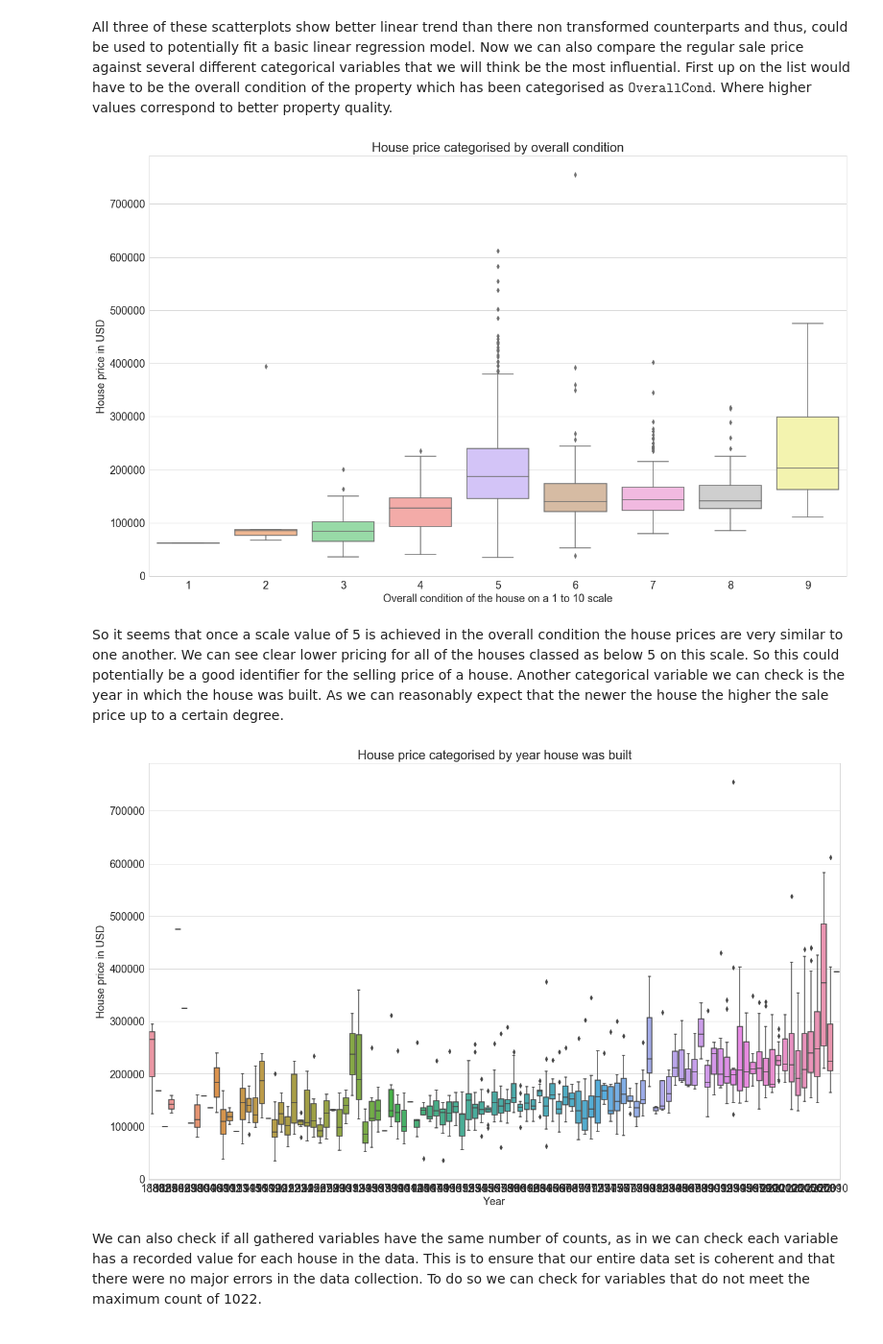
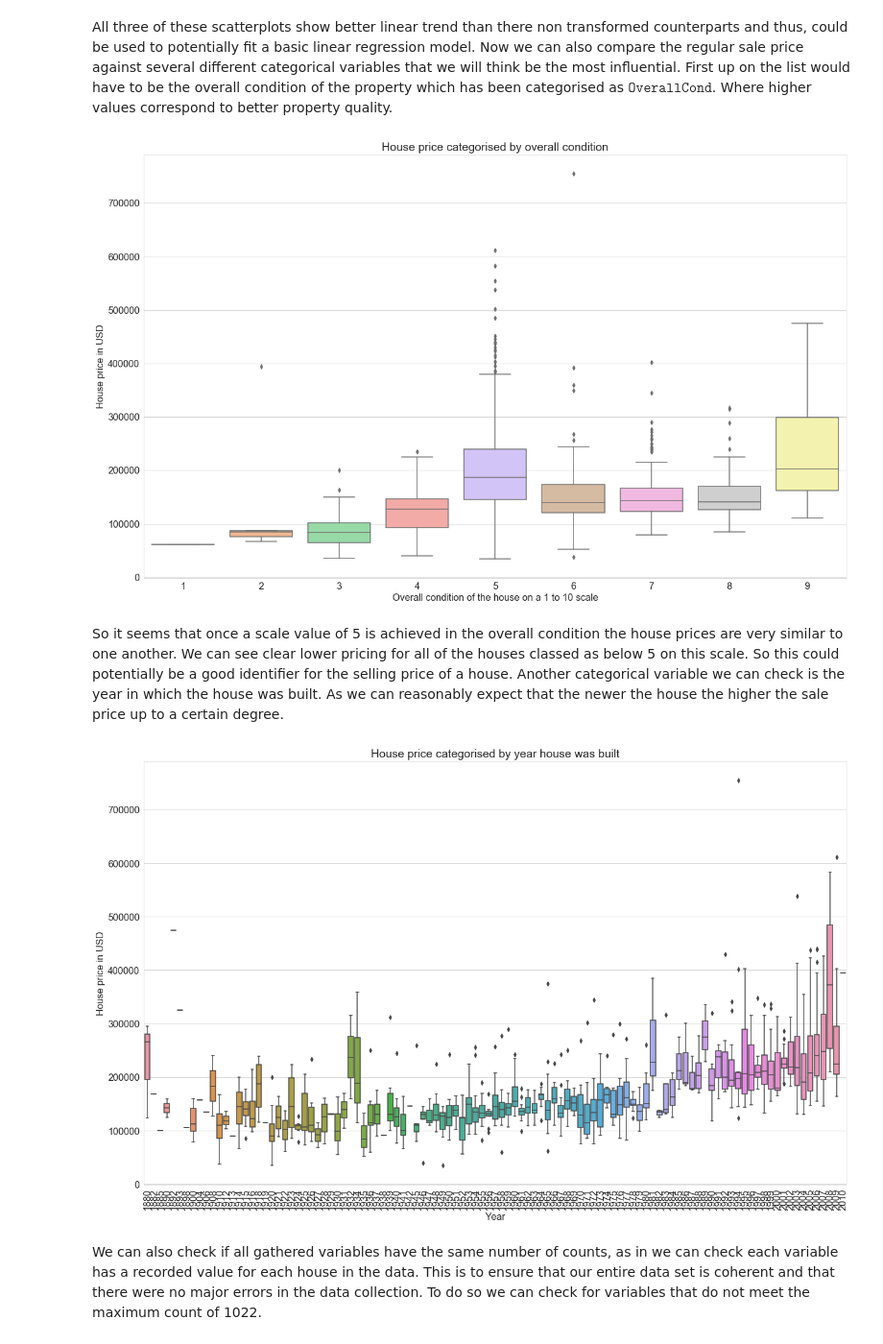
Before and after one commit to HStuklis/my-projects, a Jupyter notebook: house-prices/house-prices-code.ipynb, the cells around one changed output. Shown at 96% size. Saved outputs shown, nothing was run; the diff lists cells and outputs as text; code cells hidden in the pictures.

```diff
--- a/house-prices/house-prices-code.ipynb
+++ b/house-prices/house-prices-code.ipynb
@@ -9,7 +9,6 @@ import matplotlib.pyplot as plt
 import seaborn as sns
 # %%
 plt.rcParams['figure.figsize'] = (21.0, 13.0)
-plt.rcParams['font.size'] = 18.0
 sns.set_style('whitegrid')
 sns.set_palette('pastel')
 # %% [markdown]
@@ -171,16 +170,17 @@ plt.title('House price categorised by overall condition')
 plt.ylabel('House price in USD')
 plt.xlabel('Overall condition of the house on a 1 to 10 scale');
 # %% [output]
-[figure, old version]
+[figure, new version]
 # %% [markdown]
 So it seems that once a scale value of 5 is achieved in the overall condition the house prices are very similar to one another. We can see clear lower pricing for all of the houses classed as below 5 on this scale. So this could potentially be a good identifier for the selling price of a house. Another categorical variable we can check is the year in which the house was built. As we can reasonably expect that the newer the house the higher the sale price up to a certain degree.
 # %%
 sns.boxplot(x = 'YearBuilt', y = 'SalePrice', data = df_train)
 plt.title('House price categorised by year house was built')
 plt.ylabel('House price in USD')
-plt.xlabel('Year');
+plt.xlabel('Year')
+plt.xticks(rotation=90);
 # %% [output]
-[figure, old version]
+[figure, new version]
 # %% [markdown]
 We can also check if all gathered variables have the same number of counts, as in we can check each variable has a recorded value for each house in the data. This is to ensure that our entire data set is coherent and that there were no major errors in the data collection. To do so we can check for variables that do not meet the maximum count of 1022.
 # %%
```
Also changed, not shown: parts of 8 cells of this notebook.
